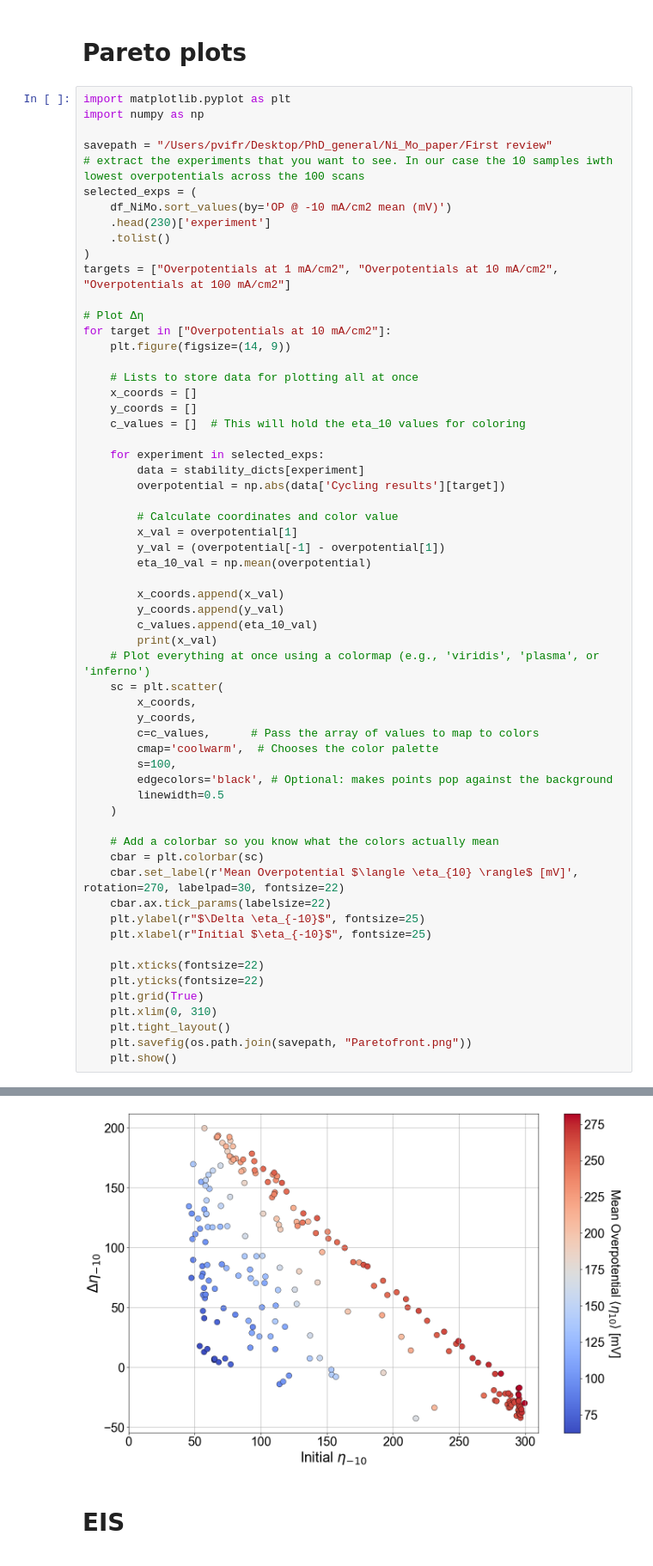
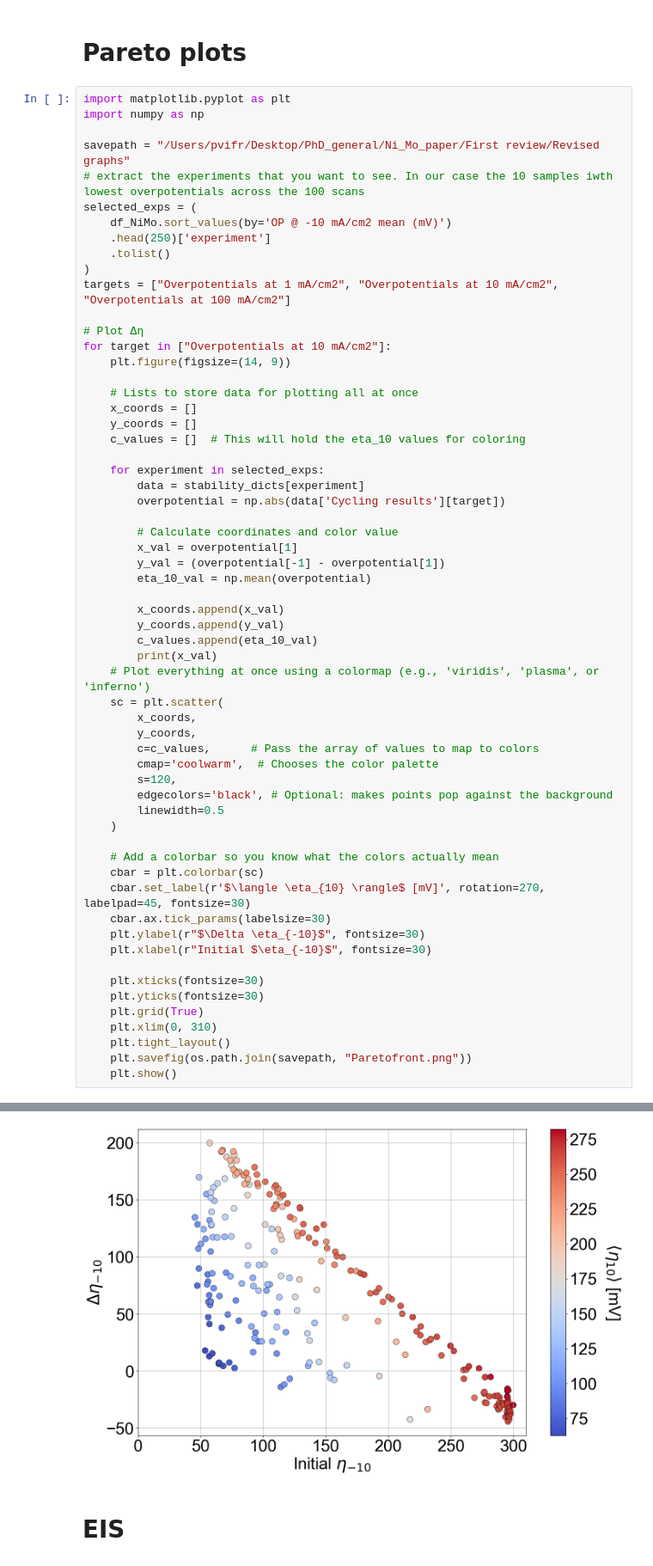
Before and after one commit to Pele905/Ni_Mo_CatBot-optimization-public, a Jupyter notebook: detailed_data_analysis.ipynb, the cells around one changed output, grey strips where cells are left out. Shown at 86% size. Saved outputs shown, nothing was run; the diff lists cells and outputs as text.

```diff
--- a/detailed_data_analysis.ipynb
+++ b/detailed_data_analysis.ipynb
@@ -185,11 +185,11 @@ for target in targets:
 import matplotlib.pyplot as plt
 import numpy as np
 
-savepath = "/Users/pvifr/Desktop/PhD_general/Ni_Mo_paper/First review"
+savepath = "/Users/pvifr/Desktop/PhD_general/Ni_Mo_paper/First review/Revised graphs"
 # extract the experiments that you want to see. In our case the 10 samples iwth lowest overpotentials across the 100 scans
 selected_exps = (
     df_NiMo.sort_values(by='OP @ -10 mA/cm2 mean (mV)')
-    .head(230)['experiment']
+    .head(250)['experiment']
     .tolist()
 )
 targets = ["Overpotentials at 1 mA/cm2", "Overpotentials at 10 mA/cm2", "Overpotentials at 100 mA/cm2"]
@@ -222,20 +222,20 @@ for target in ["Overpotentials at 10 mA/cm2"]:
         y_coords,
         c=c_values,      # Pass the array of values to map to colors
         cmap='coolwarm',  # Chooses the color palette
-        s=100,
+        s=120,
         edgecolors='black', # Optional: makes points pop against the background
         linewidth=0.5
     )
 
     # Add a colorbar so you know what the colors actually mean
     cbar = plt.colorbar(sc)
-    cbar.set_label(r'Mean Overpotential $\langle \eta_{10} \rangle$ [mV]', rotation=270, labelpad=30, fontsize=22)
-    cbar.ax.tick_params(labelsize=22)
-    plt.ylabel(r"$\Delta \eta_{-10}$", fontsize=25)
-    plt.xlabel(r"Initial $\eta_{-10}$", fontsize=25)
+    cbar.set_label(r'$\langle \eta_{10} \rangle$ [mV]', rotation=270, labelpad=45, fontsize=30)
+    cbar.ax.tick_params(labelsize=30)
+    plt.ylabel(r"$\Delta \eta_{-10}$", fontsize=30)
+    plt.xlabel(r"Initial $\eta_{-10}$", fontsize=30)
 
-    plt.xticks(fontsize=22)
-    plt.yticks(fontsize=22)
+    plt.xticks(fontsize=30)
+    plt.yticks(fontsize=30)
     plt.grid(True)
     plt.xlim(0, 310)
     plt.tight_layout()
@@ -258,8 +258,8 @@ for target in ["Overpotentials at 10 mA/cm2"]:
 281.6079386334663
 295.0436018407345
 299.5959222316742
 295.6374225392938
-[figure, old version]
+[figure, new version]
 # %% [markdown]
 # EIS
 # %%
```
Also changed, not shown: parts of 7 cells of this notebook, 8 other files.
